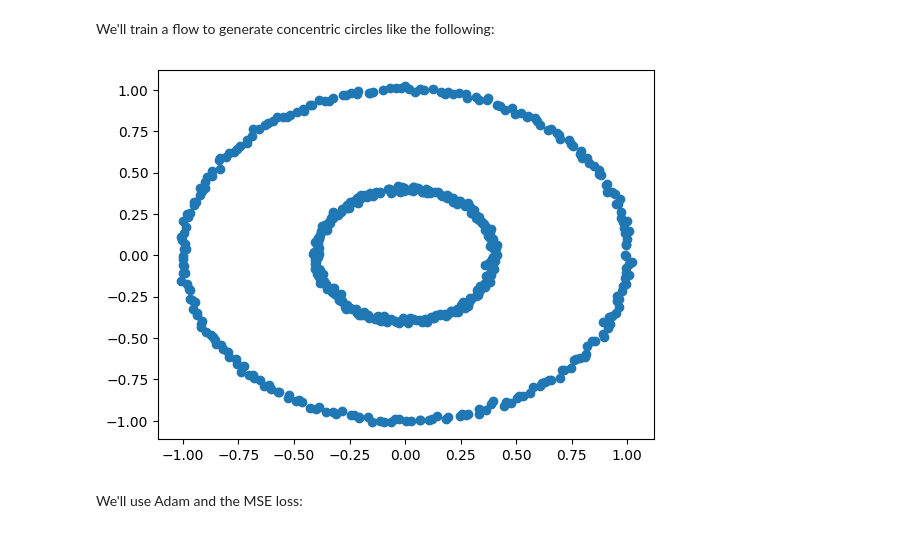
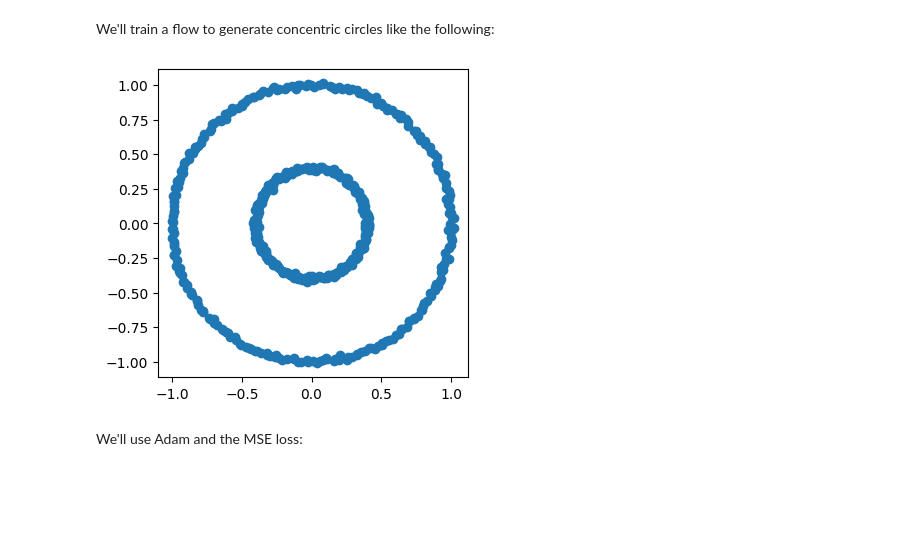
Before and after one commit to timwhite0/flowmatching, a Jupyter notebook: circles.ipynb, the cells around one changed output. Drawn from its saved outputs; the diff is of its cells as text; code cells hidden in the pictures; blank space fills up the shorter version.

```diff
--- a/circles.ipynb
+++ b/circles.ipynb
@@ -36,9 +36,10 @@ We'll train a flow to generate concentric circles like the following:
 # %%
 x_1 = Tensor(make_circles(n_samples=512, factor = 0.4, noise = 0.01)[0])
 
+fig, ax = plt.subplots(1, 1, figsize = (4, 4))
 _ = plt.scatter(x_1[:,0], x_1[:,1])
 # %% [output]
-[figure, old version]
+[figure, new version]
 # %% [markdown]
 We'll use Adam and the MSE loss:
 # %%
```
Also changed, not shown: parts of 2 cells of this notebook.
